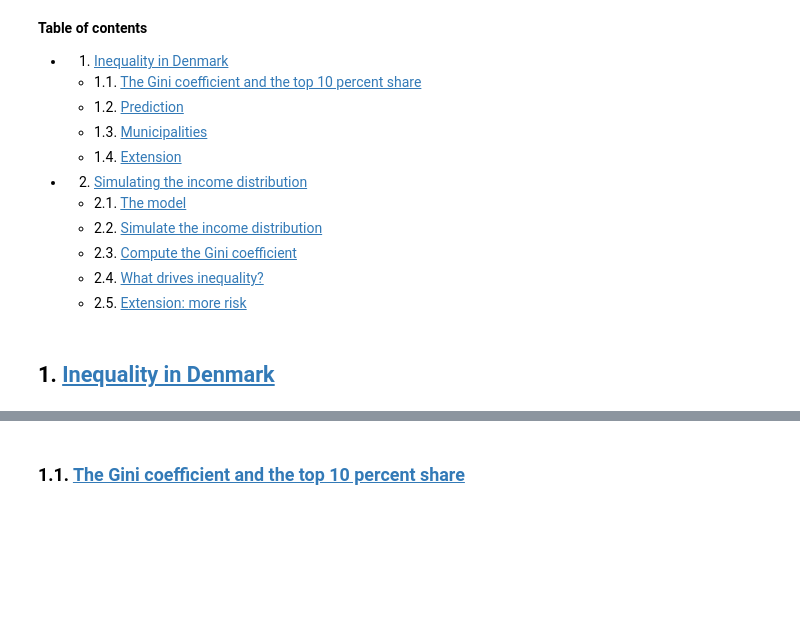
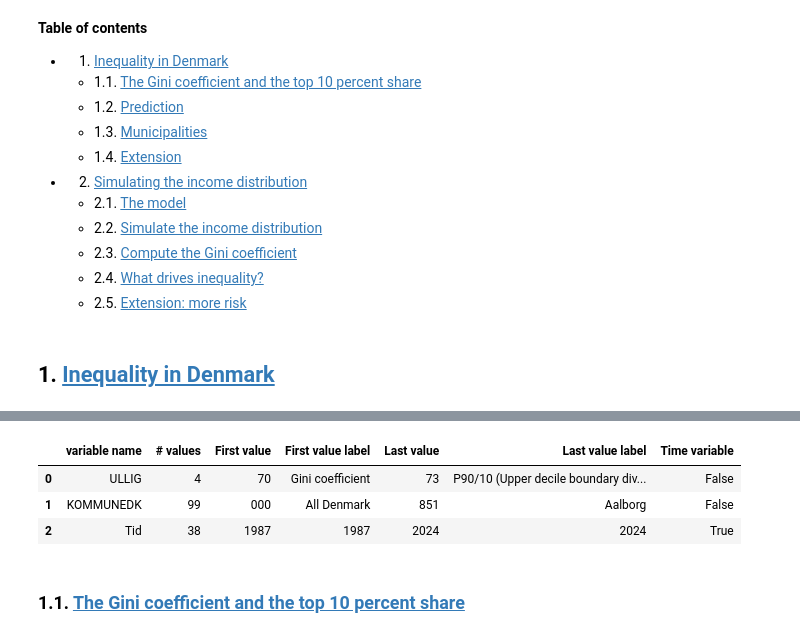
Before and after one commit to NumEconCopenhagen/projects-2025-freja-og-asta, a Jupyter notebook: 1_dataproject/Dataprojectnew.ipynb, the cells around one changed output, grey strips where cells are left out. Saved outputs shown, nothing was run; the diff lists cells and outputs as text; code cells hidden in the pictures; blank space fills up the shorter version.

```diff
--- a/1_dataproject/Dataprojectnew.ipynb
+++ b/1_dataproject/Dataprojectnew.ipynb
@@ -23,3 +21,8 @@ KeyboardInterrupt:
 # %%
 # Installing API's
 from dstapi import DstApi
+# %%
+IFOR41 = DstApi("IFOR41")
+# %%
+IFOR41.tablesummary(language='en')
+# %% [output]
@@ -26,3 +31,7 @@ from dstapi import DstApi
+|  | variable name | # values | First value | First value label | Last value | Last value label | Time variable |
+| 0 | ULLIG | 4 | 70 | Gini coefficient | 73 | P90/10 (Upper decile boundary div... | False |
+| 1 | KOMMUNEDK | 99 | 000 | All Denmark | 851 | Aalborg | False |
+| 2 | Tid | 38 | 1987 | 1987 | 2024 | 2024 | True |
 # %% [markdown]
 ### 1.1. <a id='toc1_1_'></a>[The Gini coefficient and the top 10 percent share](#toc0_)
 # %% [markdown]
```
Also changed, not shown: parts of 4 cells of this notebook, 1 other file.
